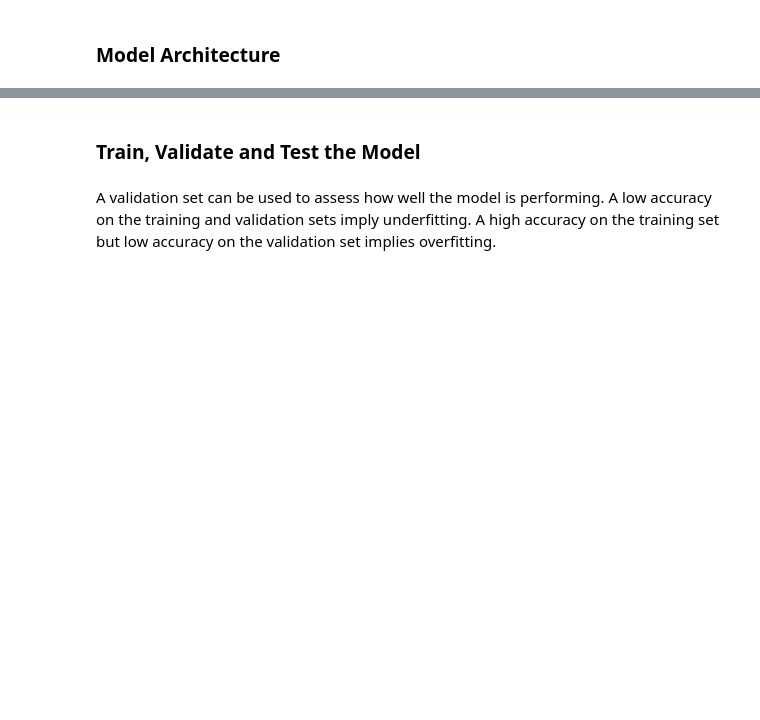
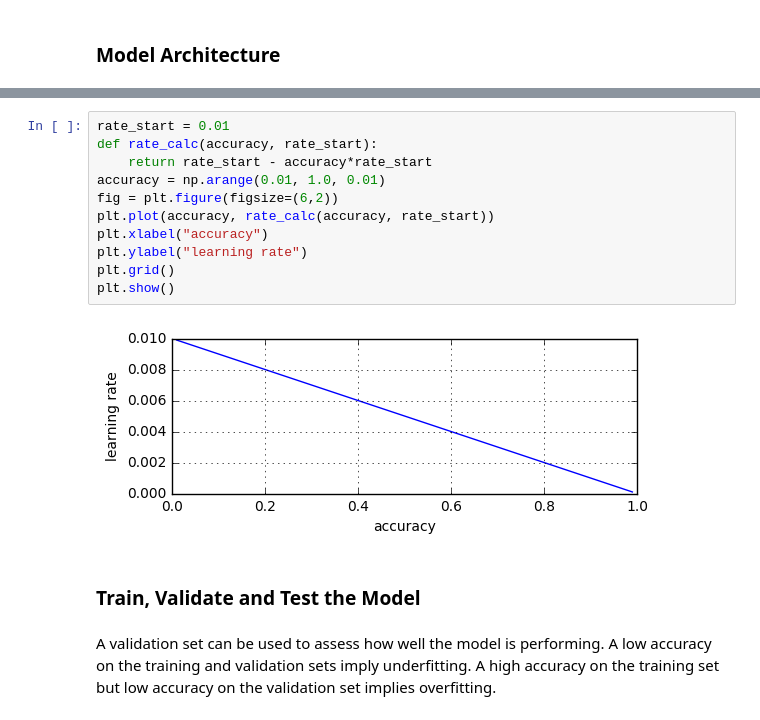
Before and after one commit to da-phil/SDC-Traffic-Sign-Classifier-Project, a Jupyter notebook: Traffic_Sign_Classifier.ipynb, the cells around one changed output, grey strips where cells are left out. Saved outputs shown, nothing was run; the diff lists cells and outputs as text; blank space fills up the shorter version.

```diff
--- a/Traffic_Sign_Classifier.ipynb
+++ b/Traffic_Sign_Classifier.ipynb
@@ -394,6 +463,19 @@ def LeNet2(x, keep_prob):
     logits = tf.add(tf.matmul(layer5, weights2['out']), biases2['out'])
 
     return logits
+# %%
+rate_start = 0.01
+def rate_calc(accuracy, rate_start):
+    return rate_start - accuracy*rate_start
+accuracy = np.arange(0.01, 1.0, 0.01)
+fig = plt.figure(figsize=(6,2))
+plt.plot(accuracy, rate_calc(accuracy, rate_start))
+plt.xlabel("accuracy")
+plt.ylabel("learning rate")
+plt.grid()
+plt.show()
+# %% [output]
+[figure, added]
 # %% [markdown]
 ### Train, Validate and Test the Model
 # %% [markdown]
```
Also changed, not shown: parts of 13 cells of this notebook, 3 other files.
